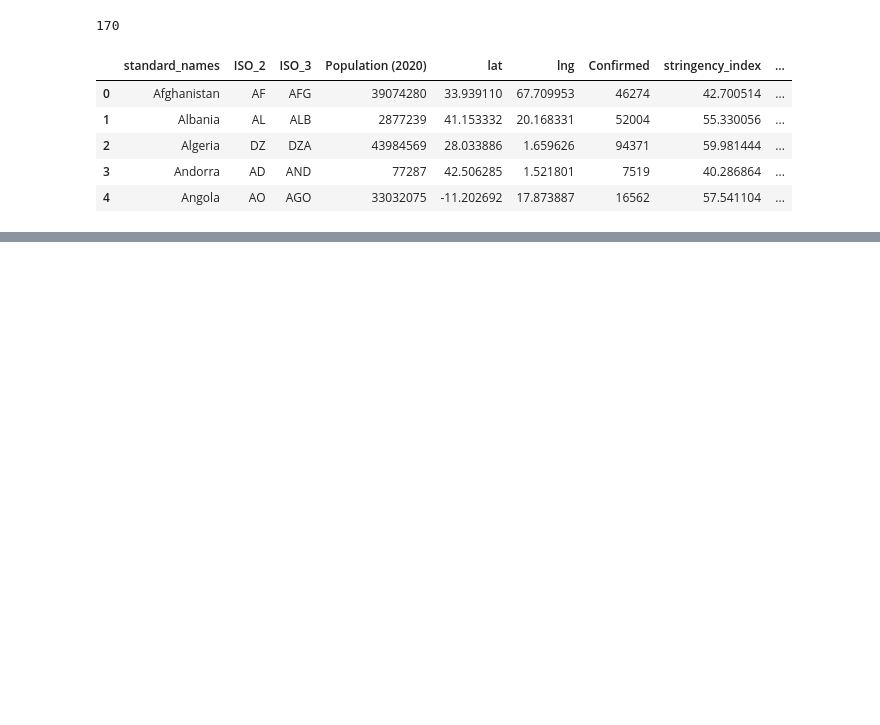
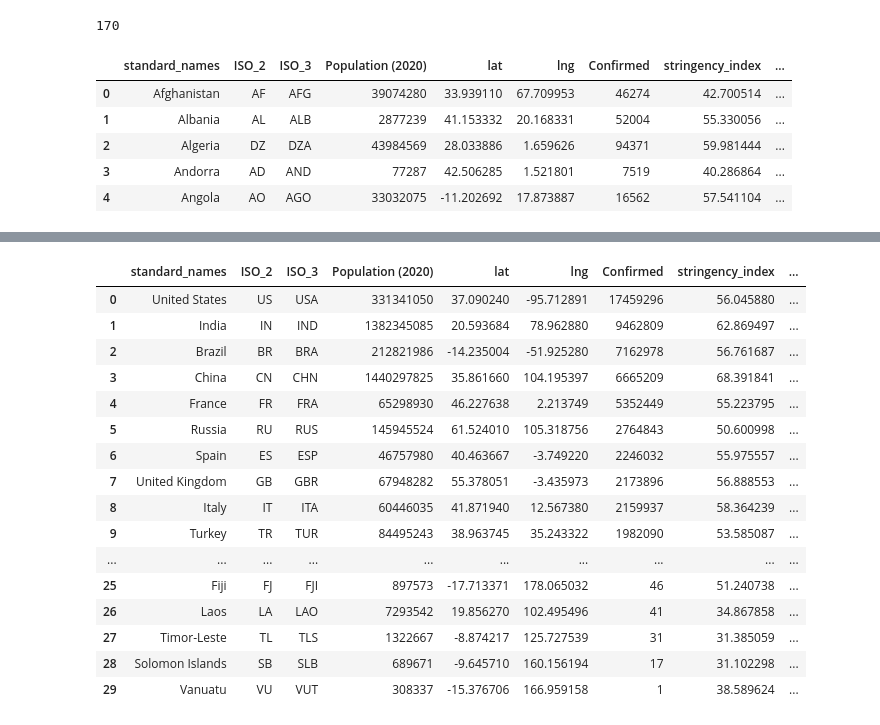
Before and after one commit to mirahmed07/project_covid_global, a Jupyter notebook: covid_global_cleaning.ipynb, the cells around one changed output, grey strips where cells are left out. Cells and saved outputs as stored; diff of their text form; code cells hidden in the pictures; blank space fills up the shorter version.

```diff
--- a/covid_global_cleaning.ipynb
+++ b/covid_global_cleaning.ipynb
@@ -496,0 +534,3 @@ covid_stats_df.head()
+# %%
+covid_stats_sorted_df_top = covid_stats_sorted_df.head(10)
+covid_stats_sorted_df_top
@@ -496,0 +549,3 @@ covid_stats_df.head()
+# %%
+covid_stats_sorted_df_bottom = covid_stats_sorted_df.tail(10)
+covid_stats_sorted_df_bottom
@@ -496,0 +564,8 @@ covid_stats_df.head()
+# %%
+def get_median_index(d):
+    ranks = d.rank(pct=True)
+    close_to_median = abs(ranks - 0.5)
+    return close_to_median.idxmin()
+median_index = list(covid_stats_sorted_df[["Confirmed"]].apply(get_median_index, 0))
+# type(median_index)
+median_index[0]
@@ -496,0 +574,3 @@ covid_stats_df.head()
+# %%
+covid_stats_sorted_df_mid = covid_stats_sorted_df.iloc[ median_index[0]-5:median_index[0]+5]
+covid_stats_sorted_df_mid
@@ -496,0 +589,22 @@ covid_stats_df.head()
+# %%
+sample = covid_stats_sorted_df_top.append(covid_stats_sorted_df_mid, ignore_index = True)
+sample = sample.append(covid_stats_sorted_df_bottom, ignore_index = True)
+sample
+# %% [output]
+|  | standard_names | ISO_2 | ISO_3 | Population (2020) | lat | lng | Confirmed | stringency_index | ... |
+| 0 | United States | US | USA | 331341050 | 37.090240 | -95.712891 | 17459296 | 56.045880 | ... |
+| 1 | India | IN | IND | 1382345085 | 20.593684 | 78.962880 | 9462809 | 62.869497 | ... |
+| 2 | Brazil | BR | BRA | 212821986 | -14.235004 | -51.925280 | 7162978 | 56.761687 | ... |
+| 3 | China | CN | CHN | 1440297825 | 35.861660 | 104.195397 | 6665209 | 68.391841 | ... |
+| 4 | France | FR | FRA | 65298930 | 46.227638 | 2.213749 | 5352449 | 55.223795 | ... |
+| 5 | Russia | RU | RUS | 145945524 | 61.524010 | 105.318756 | 2764843 | 50.600998 | ... |
+| 6 | Spain | ES | ESP | 46757980 | 40.463667 | -3.749220 | 2246032 | 55.975557 | ... |
+| 7 | United Kingdom | GB | GBR | 67948282 | 55.378051 | -3.435973 | 2173896 | 56.888553 | ... |
+| 8 | Italy | IT | ITA | 60446035 | 41.871940 | 12.567380 | 2159937 | 58.364239 | ... |
+| 9 | Turkey | TR | TUR | 84495243 | 38.963745 | 35.243322 | 1982090 | 53.585087 | ... |
+| ... | ... | ... | ... | ... | ... | ... | ... | ... | ... |
+| 25 | Fiji | FJ | FJI | 897573 | -17.713371 | 178.065032 | 46 | 51.240738 | ... |
+| 26 | Laos | LA | LAO | 7293542 | 19.856270 | 102.495496 | 41 | 34.867858 | ... |
+| 27 | Timor-Leste | TL | TLS | 1322667 | -8.874217 | 125.727539 | 31 | 31.385059 | ... |
+| 28 | Solomon Islands | SB | SLB | 689671 | -9.645710 | 160.156194 | 17 | 31.102298 | ... |
+| 29 | Vanuatu | VU | VUT | 308337 | -15.376706 | 166.959158 | 1 | 38.589624 | ... |
```
Also changed, not shown: parts of 8 cells of this notebook, 4 other files.
